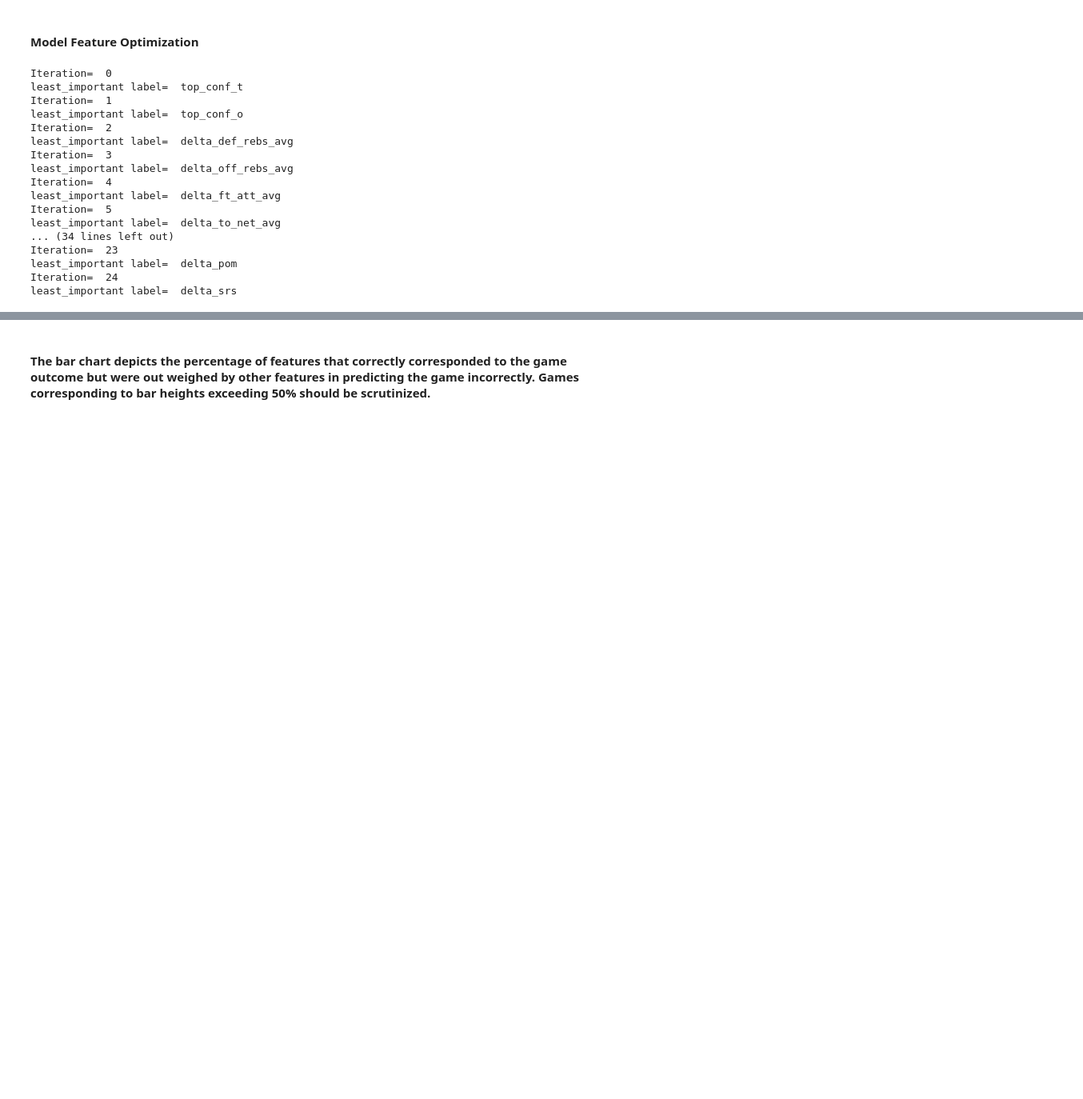
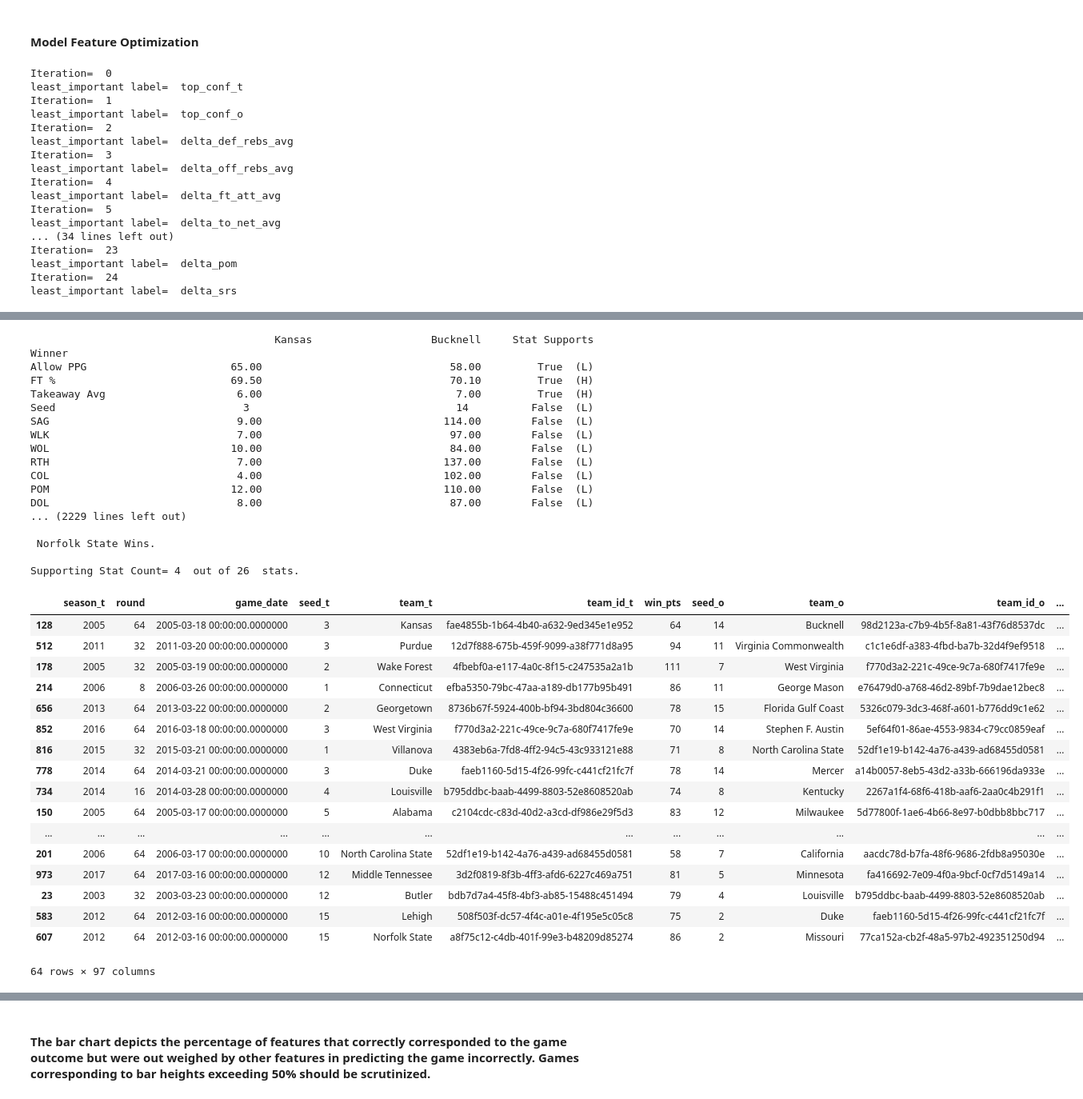
Before and after one commit to chipk215/ncaa_basketball, a Jupyter notebook: Models/Tournament_Model_RF_Delta_No_Opp_Stats.ipynb, the cells around one changed output, grey strips where cells are left out. Shown at 80% size. Saved outputs shown, nothing was run; the diff lists cells and outputs as text; code cells hidden in the pictures; blank space fills up the shorter version.

```diff
--- a/Models/Tournament_Model_RF_Delta_No_Opp_Stats.ipynb
+++ b/Models/Tournament_Model_RF_Delta_No_Opp_Stats.ipynb
@@ -56,7 +56,7 @@ def eliminate_features(classifier, X, y ):
         list_count-=1
     return model_stats
 # %%
-def get_missed_predictions(tourney_comp_ratings, prediction_probabilities, X, y, y_pred):
+def get_missed_predictions(tourney_comp_ratings, model_features, prediction_probabilities, X, y, y_pred):
 
     pred_probs = pd.Series(prediction_probabilities[:,1], index=X.index)
     predictions = pd.Series(y_pred, index=y.index)
@@ -449,6 +471,42 @@ utils.display_confusion_matrix(y_test, y_pred)
 # %%
-missed_predictions = get_missed_predictions(tourney_comp_ratings, prediction_probabilities, X_test, y_test, y_pred)
+missed_predictions = get_missed_predictions(tourney_comp_ratings, model_features, prediction_probabilities, X_test, y_test, y_pred)
 missed_predictions
+# %% [output]
+                                       Kansas                   Bucknell     Stat Supports Winner
+Allow PPG                       65.00                              58.00         True  (L)
+FT %                            69.50                              70.10         True  (H)
+Takeaway Avg                     6.00                               7.00         True  (H)
+Seed                              3                                 14          False  (L)
+SAG                              9.00                             114.00        False  (L)
+WLK                              7.00                              97.00        False  (L)
+WOL                             10.00                              84.00        False  (L)
+RTH                              7.00                             137.00        False  (L)
+COL                              4.00                             102.00        False  (L)
+POM                             12.00                             110.00        False  (L)
+DOL                              8.00                              87.00        False  (L)
+... (2229 lines left out)
+
+ Norfolk State Wins.
+
+Supporting Stat Count= 4  out of 26  stats.
+|  | season_t | round | game_date | seed_t | team_t | team_id_t | win_pts | seed_o | team_o | team_id_o | ... |
+| 128 | 2005 | 64 | 2005-03-18 00:00:00.0000000 | 3 | Kansas | fae4855b-1b64-4b40-a632-9ed345e1e952 | 64 | 14 | Bucknell | 98d2123a-c7b9-4b5f-8a81-43f76d8537dc | ... |
+| 512 | 2011 | 32 | 2011-03-20 00:00:00.0000000 | 3 | Purdue | 12d7f888-675b-459f-9099-a38f771d8a95 | 94 | 11 | Virginia Commonwealth | c1c1e6df-a383-4fbd-ba7b-32d4f9ef9518 | ... |
+| 178 | 2005 | 32 | 2005-03-19 00:00:00.0000000 | 2 | Wake Forest | 4fbebf0a-e117-4a0c-8f15-c247535a2a1b | 111 | 7 | West Virginia | f770d3a2-221c-49ce-9c7a-680f7417fe9e | ... |
+| 214 | 2006 | 8 | 2006-03-26 00:00:00.0000000 | 1 | Connecticut | efba5350-79bc-47aa-a189-db177b95b491 | 86 | 11 | George Mason | e76479d0-a768-46d2-89bf-7b9dae12bec8 | ... |
+| 656 | 2013 | 64 | 2013-03-22 00:00:00.0000000 | 2 | Georgetown | 8736b67f-5924-400b-bf94-3bd804c36600 | 78 | 15 | Florida Gulf Coast | 5326c079-3dc3-468f-a601-b776dd9c1e62 | ... |
+| 852 | 2016 | 64 | 2016-03-18 00:00:00.0000000 | 3 | West Virginia | f770d3a2-221c-49ce-9c7a-680f7417fe9e | 70 | 14 | Stephen F. Austin | 5ef64f01-86ae-4553-9834-c79cc0859eaf | ... |
+| 816 | 2015 | 32 | 2015-03-21 00:00:00.0000000 | 1 | Villanova | 4383eb6a-7fd8-4ff2-94c5-43c933121e88 | 71 | 8 | North Carolina State | 52df1e19-b142-4a76-a439-ad68455d0581 | ... |
+| 778 | 2014 | 64 | 2014-03-21 00:00:00.0000000 | 3 | Duke | faeb1160-5d15-4f26-99fc-c441cf21fc7f | 78 | 14 | Mercer | a14b0057-8eb5-43d2-a33b-666196da933e | ... |
+| 734 | 2014 | 16 | 2014-03-28 00:00:00.0000000 | 4 | Louisville | b795ddbc-baab-4499-8803-52e8608520ab | 74 | 8 | Kentucky | 2267a1f4-68f6-418b-aaf6-2aa0c4b291f1 | ... |
+| 150 | 2005 | 64 | 2005-03-17 00:00:00.0000000 | 5 | Alabama | c2104cdc-c83d-40d2-a3cd-df986e29f5d3 | 83 | 12 | Milwaukee | 5d77800f-1ae6-4b66-8e97-b0dbb8bbc717 | ... |
+| ... | ... | ... | ... | ... | ... | ... | ... | ... | ... | ... | ... |
+| 201 | 2006 | 64 | 2006-03-17 00:00:00.0000000 | 10 | North Carolina State | 52df1e19-b142-4a76-a439-ad68455d0581 | 58 | 7 | California | aacdc78d-b7fa-48f6-9686-2fdb8a95030e | ... |
+| 973 | 2017 | 64 | 2017-03-16 00:00:00.0000000 | 12 | Middle Tennessee | 3d2f0819-8f3b-4ff3-afd6-6227c469a751 | 81 | 5 | Minnesota | fa416692-7e09-4f0a-9bcf-0cf7d5149a14 | ... |
+| 23 | 2003 | 32 | 2003-03-23 00:00:00.0000000 | 12 | Butler | bdb7d7a4-45f8-4bf3-ab85-15488c451494 | 79 | 4 | Louisville | b795ddbc-baab-4499-8803-52e8608520ab | ... |
+| 583 | 2012 | 64 | 2012-03-16 00:00:00.0000000 | 15 | Lehigh | 508f503f-dc57-4f4c-a01e-4f195e5c05c8 | 75 | 2 | Duke | faeb1160-5d15-4f26-99fc-c441cf21fc7f | ... |
+| 607 | 2012 | 64 | 2012-03-16 00:00:00.0000000 | 15 | Norfolk State | a8f75c12-c4db-401f-99e3-b48209d85274 | 86 | 2 | Missouri | 77ca152a-cb2f-48a5-97b2-492351250d94 | ... |
+64 rows × 97 columns
 # %%
 plot_missed_predictions_df = missed_predictions[['game_index','features','model_features']]
 plot_missed_predictions_df = pd.melt(plot_missed_predictions_df, id_vars='game_index', var_name= 'Features Supporting Outcome')
```
Also changed, not shown: parts of 9 cells of this notebook, 2 other files.
